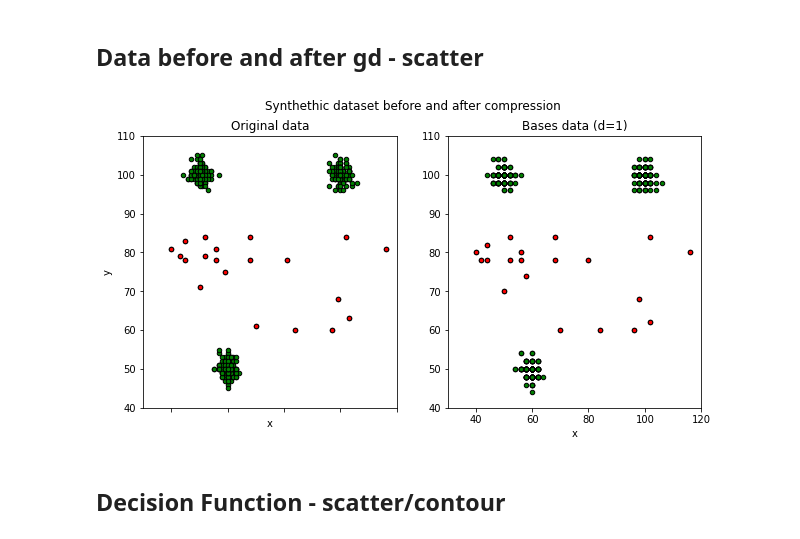
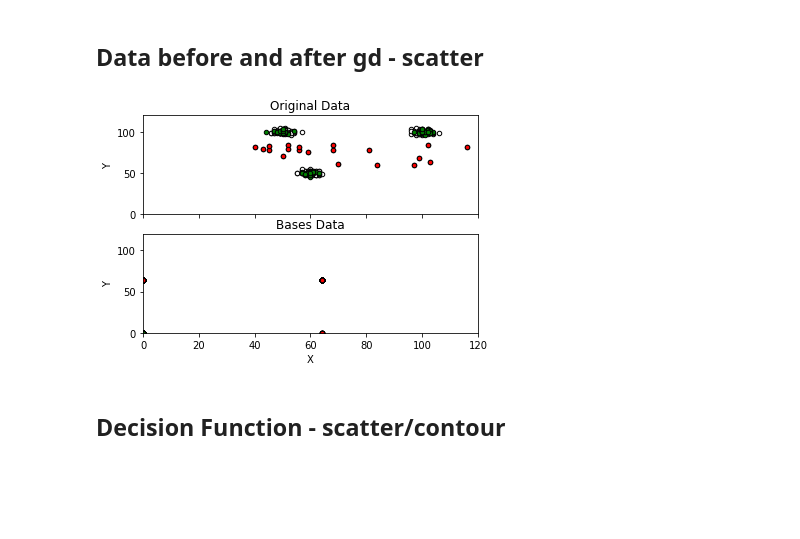
Before and after one commit to mlRosenquist/au-mlr-research-and-development-dedup, a Jupyter notebook: src/synthetic-dataset-2d.ipynb, the cells around one changed output. Cells and saved outputs as stored; diff of their text form; code cells hidden in the pictures; blank space fills up the shorter version.

```diff
--- a/src/synthetic-dataset-2d.ipynb
+++ b/src/synthetic-dataset-2d.ipynb
@@ -126,6 +126,7 @@ accuracies = []
 f1s = []
 recs = []
 rocs = []
+precs = []
 
 for i in range(0, time_no_iterations):
     gd_clf = IsolationForest()
@@ -142,10 +143,11 @@ for i in range(0, time_no_iterations):
     prediction_time = end_time - start_time
     prediction_times.append(prediction_time)
 
-    accuracies.append(accuracy_score(y_test, y_pred_test, ))
+    accuracies.append(accuracy_score(y_test, y_pred_test))
     f1s.append(f1_score(y_test, y_pred_test))
     recs.append(recall_score(y_test, y_pred_test))
     rocs.append(roc_auc_score(y_test, y_pred_test))
+    precs.append(precision_score(y_test, y_pred_test))
 
 training_times = pd.DataFrame(training_times)
 prediction_times = pd.DataFrame(prediction_times)
@@ -153,12 +155,13 @@ accuracies = pd.DataFrame(accuracies)
 f1s = pd.DataFrame(f1s)
 recs = pd.DataFrame(recs)
 rocs = pd.DataFrame(rocs)
+precs = pd.DataFrame(precs)
 
 training_times = training_times.drop(training_times.nsmallest(time_no_outliers_removed, 0).index).drop(training_times.nlargest(time_no_outliers_removed, 0).index)
 prediction_times = prediction_times.drop(prediction_times.nsmallest(time_no_outliers_removed, 0).index).drop(prediction_times.nlargest(time_no_outliers_removed, 0).index)
 
 
-performance = performance.append(create_performance_object('Isolation Forest Bases', DEVIATION_BITS, y_pred_train, y_pred_test, training_times[0].mean(), prediction_times[0].mean(), accuracies[0].mean(), f1s[0].mean(), recs[0].mean(), rocs[0].mean()), ignore_index=True)
+performance = performance.append(create_performance_object('Isolation Forest Bases', DEVIATION_BITS, y_pred_train, y_pred_test, training_times[0].mean(), prediction_times[0].mean(), accuracies[0].mean(), f1s[0].mean(), recs[0].mean(), precs[0].mean(), rocs[0].mean()), ignore_index=True)
 
 gd_df_results['gd_X'] = X_train_bases[:,0]
 gd_df_results['gd_Y'] = X_train_bases[:,1]
@@ -196,6 +199,7 @@ accuracies = []
 f1s = []
 recs = []
 rocs = []
+precs = []
 
 for i in range(0, time_no_iterations):
     gd_ext_clf = IsolationForest()
@@ -216,6 +220,7 @@ for i in range(0, time_no_iterations):
     f1s.append(f1_score(y_test, y_pred_test))
     recs.append(recall_score(y_test, y_pred_test))
     rocs.append(roc_auc_score(y_test, y_pred_test))
+    precs.append(precision_score(y_test, y_pred_test))
 
 training_times = pd.DataFrame(training_times)
 prediction_times = pd.DataFrame(prediction_times)
@@ -223,13 +228,14 @@ accuracies = pd.DataFrame(accuracies)
 f1s = pd.DataFrame(f1s)
 recs = pd.DataFrame(recs)
 rocs = pd.DataFrame(rocs)
+precs = pd.DataFrame(precs)
 
 training_times = training_times.drop(training_times.nsmallest(time_no_outliers_removed, 0).index).drop(training_times.nlargest(time_no_outliers_removed, 0).index)
 prediction_times = prediction_times.drop(prediction_times.nsmallest(time_no_outliers_removed, 0).index).drop(prediction_times.nlargest(time_no_outliers_removed, 0).index)
 
 
 
-performance = performance.append(create_performance_object('Isolation Forest Bases - extended', DEVIATION_BITS, y_pred_train, y_pred_test, training_times[0].mean(), prediction_times[0].mean(), accuracies[0].mean(), f1s[0].mean(), recs[0].mean(), rocs[0].mean()), ignore_index=True)
+performance = performance.append(create_performance_object('Isolation Forest Bases - extended', DEVIATION_BITS, y_pred_train, y_pred_test, training_times[0].mean(), prediction_times[0].mean(), accuracies[0].mean(), f1s[0].mean(), recs[0].mean(), precs[0].mean(), rocs[0].mean()), ignore_index=True)
 
 gd_ext_df_results['gd_X'] = X_train_bases[:,0]
 gd_ext_df_results['gd_Y'] = X_train_bases[:,1]
@@ -265,7 +271,7 @@ accuracies = []
 f1s = []
 recs = []
 rocs = []
-
+precs = []
 for i in range(0, time_no_iterations):
     org_clf = IsolationForest()
     start_time = time.time()
@@ -286,6 +292,7 @@ for i in range(0, time_no_iterations):
     f1s.append(f1_score(y_test, y_pred_test))
     recs.append(recall_score(y_test, y_pred_test))
     rocs.append(roc_auc_score(y_test, y_pred_test))
+    precs.append(precision_score(y_test, y_pred_test))
 
 training_times = pd.DataFrame(training_times)
 prediction_times = pd.DataFrame(prediction_times)
@@ -293,11 +300,12 @@ accuracies = pd.DataFrame(accuracies)
 f1s = pd.DataFrame(f1s)
 recs = pd.DataFrame(recs)
 rocs = pd.DataFrame(rocs)
+precs = pd.DataFrame(precs)
 
 training_times = training_times.drop(training_times.nsmallest(time_no_outliers_removed, 0).index).drop(training_times.nlargest(time_no_outliers_removed, 0).index)
 prediction_times = prediction_times.drop(prediction_times.nsmallest(time_no_outliers_removed, 0).index).drop(prediction_times.nlargest(time_no_outliers_removed, 0).index)
 
-performance = performance.append(create_performance_object('Isolation Forest Original', DEVIATION_BITS, y_pred_train, y_pred_test, training_times[0].mean(), prediction_times[0].mean(), accuracies[0].mean(), f1s[0].mean(), recs[0].mean(), rocs[0].mean()), ignore_index=True)
+performance = performance.append(create_performance_object('Isolation Forest Original', DEVIATION_BITS, y_pred_train, y_pred_test, training_times[0].mean(), prediction_times[0].mean(), accuracies[0].mean(), f1s[0].mean(), recs[0].mean(), precs[0].mean(), rocs[0].mean()), ignore_index=True)
 
 org_df_results['org_X'] = X_train[:,0]
 org_df_results['org_Y'] = X_train[:,1]
@@ -591,37 +588,33 @@ plt.show()
 # %% [markdown]
 ## Data before and after gd - scatter
 # %%
-fig, (ax1, ax2) = plt.subplots(1, 2, figsize=(10,5))
+fig, (ax1, ax2) = plt.subplots(2, 1)
 
-b1 = ax1.scatter(X_train[:, 0], X_train[:, 1], c="green", s=20, edgecolor="k")
+b1 = ax1.scatter(X_train[:, 0], X_train[:, 1], c="white", s=20, edgecolor="k")
 b2 = ax1.scatter(X_test[:, 0], X_test[:, 1], c="green", s=20, edgecolor="k")
 c = ax1.scatter(X_outliers[:, 0], X_outliers[:, 1], c="red", s=20, edgecolor="k")
 ax1.set_title("Original Data")
 
-b1 = ax2.scatter(X_train_bases[:, 0], X_train_bases[:, 1], c="green", s=20, edgecolor="k")
+b1 = ax2.scatter(X_train_bases[:, 0], X_train_bases[:, 1], c="white", s=20, edgecolor="k")
 b2 = ax2.scatter(X_test_bases[:, 0], X_test_bases[:, 1], c="green", s=20, edgecolor="k")
 c = ax2.scatter(X_outliers_bases[:, 0], X_outliers_bases[:, 1], c="red", s=20, edgecolor="k")
-ax1.set_title("Original data")
-ax2.set_title("Bases data (d=1)")
+ax1.set_title("Original Data")
+ax2.set_title("Bases Data")
 
-ax1.set_xlim([30,120])
-ax2.set_xlim([30,120])
+ax1.set_xlim([0,120])
+ax2.set_xlim([0,120])
 
-ax1.set_ylim([40,110])
-ax2.set_ylim([40,110])
+ax1.set_ylim([0,120])
+ax2.set_ylim([0,120])
 
 ax1.set_xticklabels([])
 
-ax1.set_ylabel('y')
-
-ax1.set_xlabel('x')
-ax2.set_xlabel('x')
-
-fig.suptitle("Synthethic dataset before and after compression")
-
+ax1.set_ylabel('Y')
+ax2.set_ylabel('Y')
+ax2.set_xlabel('X')
 plt.show()
 # %% [output]
-[figure, old version]
+[figure, new version]
 # %% [markdown]
 ## Decision Function - scatter/contour
 # %%
```
Also changed, not shown: parts of 20 cells of this notebook, 32 other files.
